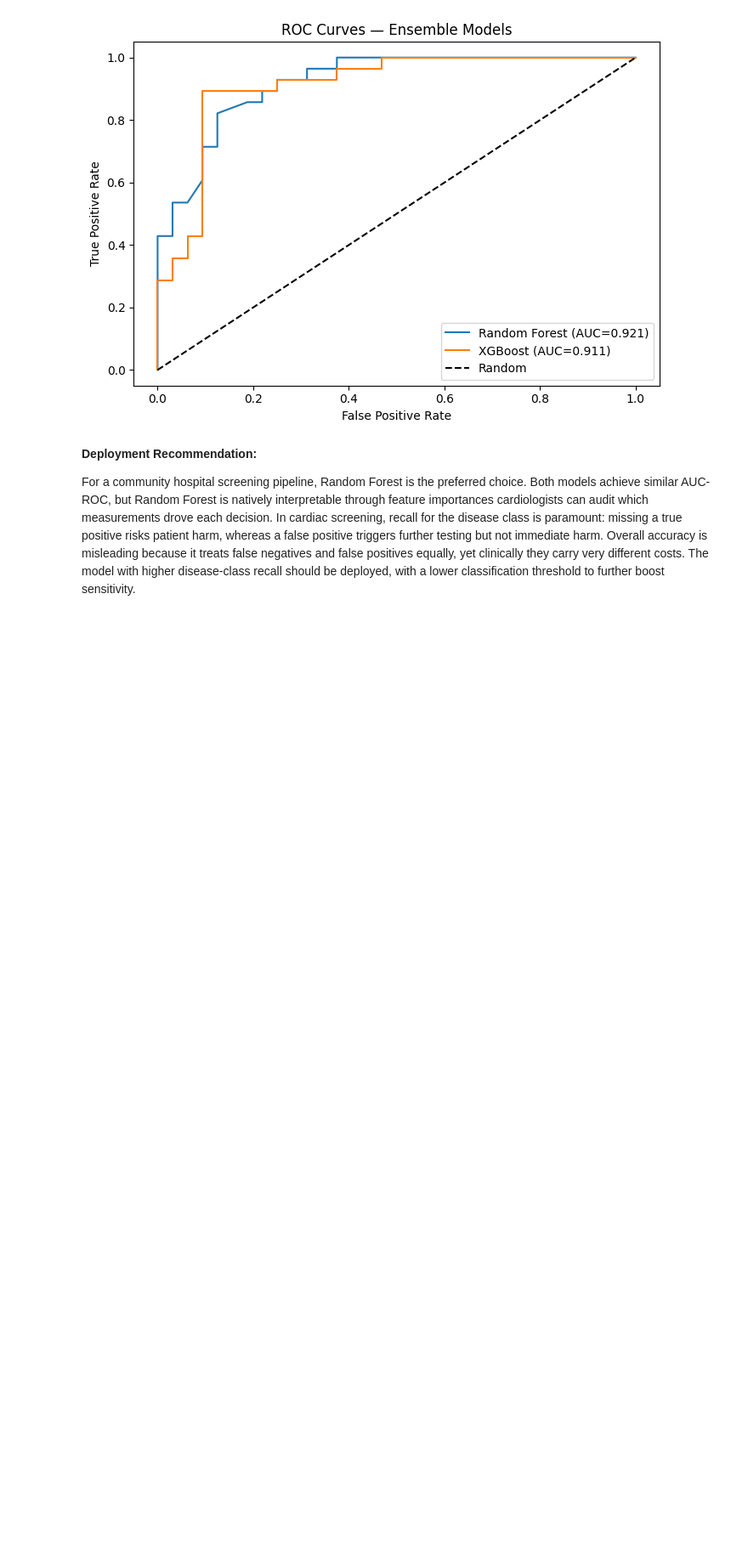
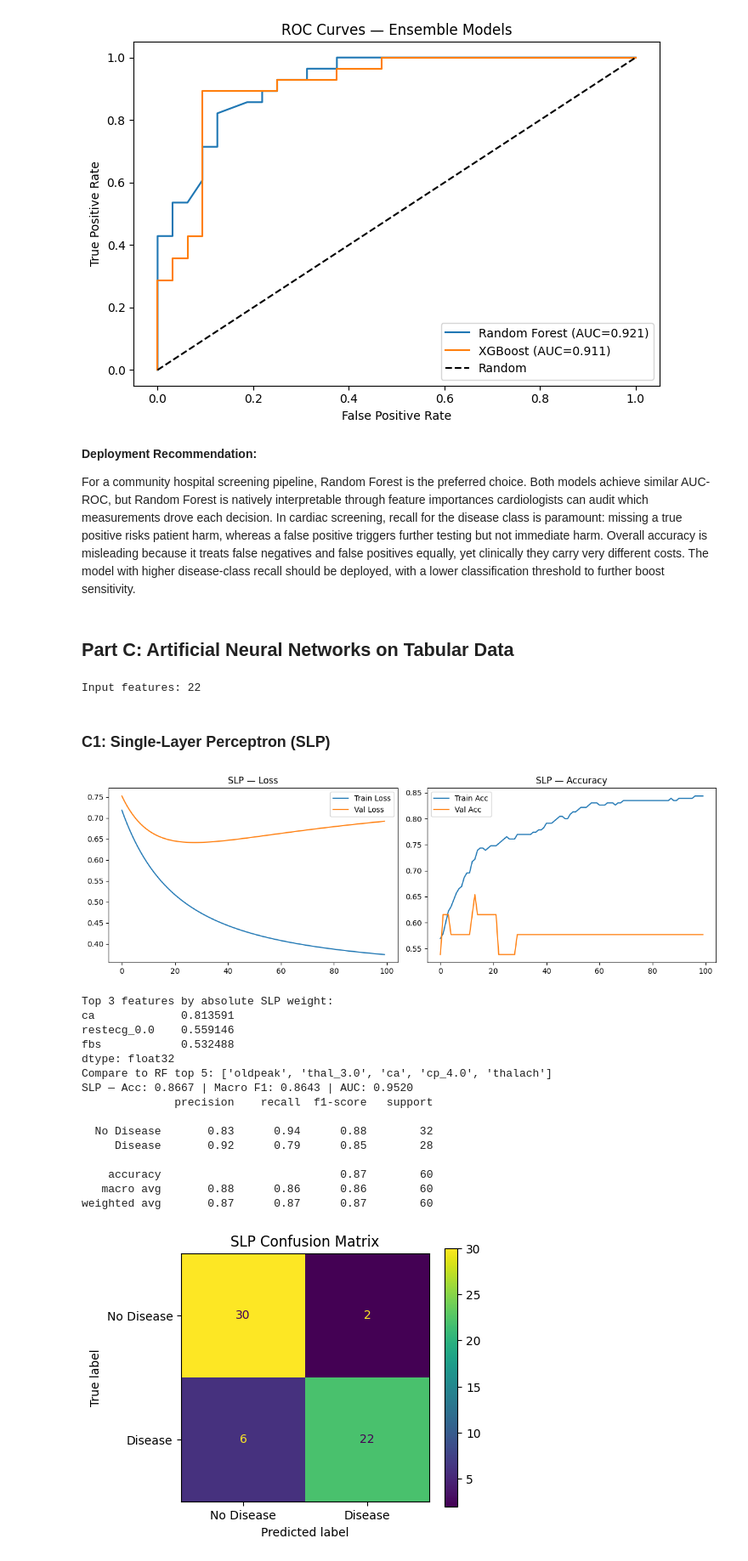
Before and after one commit to Ishmal-fa/cardioai-heart-disease-ml-pipeline, a Jupyter notebook: heart_disease_ml_pipeline.ipynb, the cells around one changed output. Shown at 85% size. Drawn from its saved outputs; the diff is of its cells as text; code cells hidden in the pictures; blank space fills up the shorter version.

Commit message:
Add SLP model with loss/accuracy plots and weight inspection

```diff
--- a/heart_disease_ml_pipeline.ipynb
+++ b/heart_disease_ml_pipeline.ipynb
@@ -694,3 +694,81 @@ risks patient harm, whereas a false positive triggers further testing but not im
 Overall accuracy is misleading because it treats false negatives and false positives equally,
 yet clinically they carry very different costs. The model with higher disease-class recall
 should be deployed, with a lower classification threshold to further boost sensitivity.
+# %% [markdown]
+## Part C: Artificial Neural Networks on Tabular Data
+# %%
+import tensorflow as tf
+from tensorflow import keras
+from tensorflow.keras import layers, callbacks, regularizers
+
+tf.random.set_seed(42)
+np.random.seed(42)
+
+X_tr_np = X_train_sm.values.astype(np.float32)
+y_tr_np = y_train_sm.values.astype(np.float32)
+X_te_np = X_test.values.astype(np.float32)
+y_te_np = y_test.values.astype(np.float32)
+
+n_features = X_tr_np.shape[1]
+print('Input features:', n_features)
+# %% [output]
+Input features: 22
+# %% [markdown]
+### C1: Single-Layer Perceptron (SLP)
+# %%
+slp = keras.Sequential([
+    layers.Input(shape=(n_features,)),
+    layers.Dense(1, activation='sigmoid')
+], name='SLP')
+slp.compile(optimizer=keras.optimizers.SGD(learning_rate=0.01),
+            loss='binary_crossentropy', metrics=['accuracy'])
+
+hist_slp = slp.fit(X_tr_np, y_tr_np, epochs=100, batch_size=32,
+                   validation_split=0.1, verbose=0)
+
+fig, (ax1, ax2) = plt.subplots(1, 2, figsize=(12, 4))
+ax1.plot(hist_slp.history['loss'], label='Train Loss')
+ax1.plot(hist_slp.history['val_loss'], label='Val Loss')
+ax1.set_title('SLP — Loss'); ax1.legend()
+ax2.plot(hist_slp.history['accuracy'], label='Train Acc')
+ax2.plot(hist_slp.history['val_accuracy'], label='Val Acc')
+ax2.set_title('SLP — Accuracy'); ax2.legend()
+plt.tight_layout(); plt.show()
+
+# Learned weights
+weights = slp.layers[0].get_weights()[0].flatten()
+feat_weights = pd.Series(np.abs(weights), index=X_train.columns).sort_values(ascending=False)
+print('Top 3 features by absolute SLP weight:')
+print(feat_weights.head(3))
+print('Compare to RF top 5:', list(top5[::-1].index))
+
+y_pred_slp = (slp.predict(X_te_np, verbose=0).flatten() > 0.5).astype(int)
+y_prob_slp = slp.predict(X_te_np, verbose=0).flatten()
+slp_acc = accuracy_score(y_te_np, y_pred_slp)
+slp_f1  = f1_score(y_te_np, y_pred_slp, average='macro')
+slp_auc = roc_auc_score(y_te_np, y_prob_slp)
+print(f'SLP — Acc: {slp_acc:.4f} | Macro F1: {slp_f1:.4f} | AUC: {slp_auc:.4f}')
+print(classification_report(y_te_np, y_pred_slp, target_names=['No Disease','Disease']))
+fig, ax = plt.subplots(figsize=(5,4))
+ConfusionMatrixDisplay.from_predictions(
+    y_te_np, y_pred_slp, display_labels=['No Disease','Disease'], ax=ax)
+ax.set_title('SLP Confusion Matrix')
+plt.tight_layout(); plt.show()
+# %% [output]
+[figure, added]
+Top 3 features by absolute SLP weight:
+ca             0.813591
+restecg_0.0    0.559146
+fbs            0.532488
+dtype: float32
+Compare to RF top 5: ['oldpeak', 'thal_3.0', 'ca', 'cp_4.0', 'thalach']
+SLP — Acc: 0.8667 | Macro F1: 0.8643 | AUC: 0.9520
+              precision    recall  f1-score   support
+
+  No Disease       0.83      0.94      0.88        32
+     Disease       0.92      0.79      0.85        28
+
+    accuracy                           0.87        60
+   macro avg       0.88      0.86      0.86        60
+weighted avg       0.87      0.87      0.87        60
+[figure, added]
```
Also changed, not shown: parts of 1 cell of this notebook.
